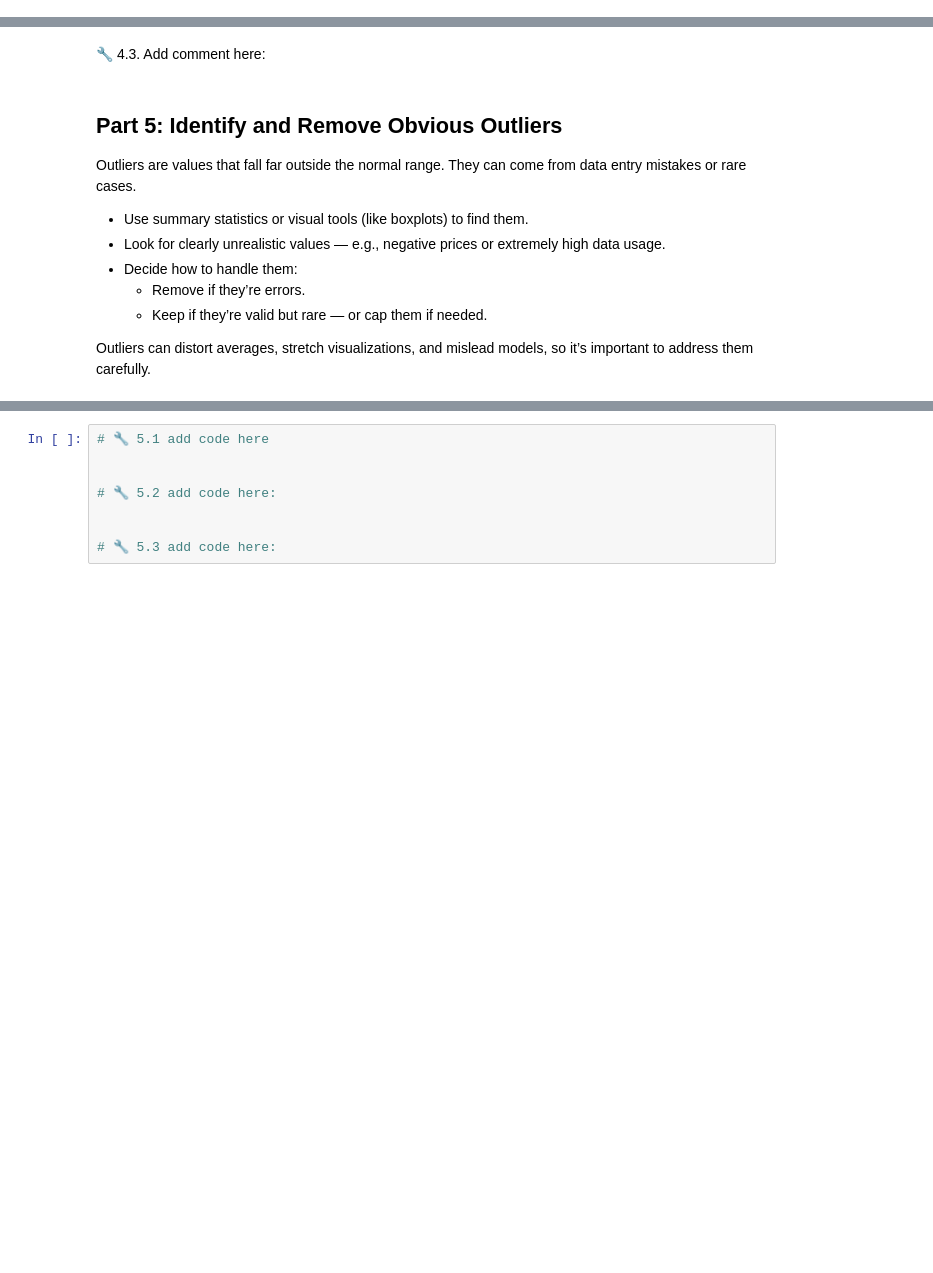
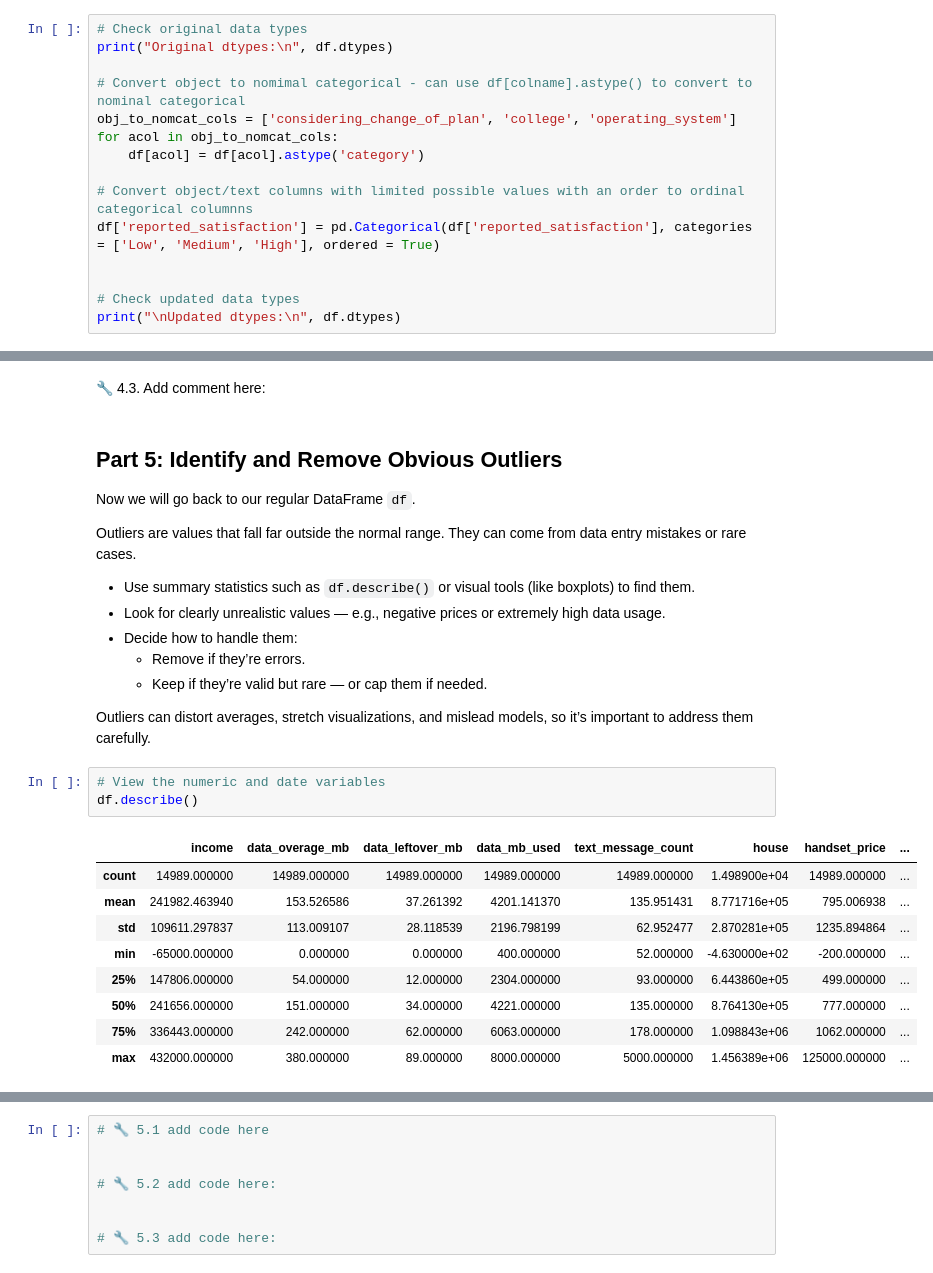
Before and after one commit to Luoxiaowanzi/IS-4487-Guide, a Jupyter notebook: Labs/lab_06_data_cleaning.ipynb, the cells around one changed output, grey strips where cells are left out. Drawn from its saved outputs; the diff is of its cells as text; blank space fills up the shorter version.

```diff
--- a/Labs/lab_06_data_cleaning.ipynb
+++ b/Labs/lab_06_data_cleaning.ipynb
@@ -164,0 +186,15 @@ print("\nUpdated dtypes:\n", df.dtypes)
+# %%
+# Check original data types
+print("Original dtypes:\n", df.dtypes)
+
+# Convert object to nomimal categorical - can use df[colname].astype() to convert to nominal categorical
+obj_to_nomcat_cols = ['considering_change_of_plan', 'college', 'operating_system']
+for acol in obj_to_nomcat_cols:
+    df[acol] = df[acol].astype('category')
+
+# Convert object/text columns with limited possible values with an order to ordinal categorical columnns
+df['reported_satisfaction'] = pd.Categorical(df['reported_satisfaction'], categories = ['Low', 'Medium', 'High'], ordered = True)
+
+
+# Check updated data types
+print("\nUpdated dtypes:\n", df.dtypes)
@@ -288,15 +365,30 @@ print(f"Remaining rows after removing duplicates: {len(df)}")
 # %% [markdown]
 ## **Part 5: Identify and Remove Obvious Outliers**
 
+Now we will go back to our regular DataFrame `df`.
+
 Outliers are values that fall far outside the normal range. They can come from data entry mistakes or rare cases.
 
-- Use summary statistics or visual tools (like boxplots) to find them.
+- Use summary statistics such as `df.describe()` or visual tools (like boxplots) to find them.
 - Look for clearly unrealistic values — e.g., negative prices or extremely high data usage.
 - Decide how to handle them:
   - Remove if they’re errors.
   - Keep if they’re valid but rare — or cap them if needed.
 
 Outliers can distort averages, stretch visualizations, and mislead models, so it’s important to address them carefully.
+# %%
+# View the numeric and date variables
+df.describe()
+# %% [output]
+|  | income | data_overage_mb | data_leftover_mb | data_mb_used | text_message_count | house | handset_price | ... |
+| count | 14989.000000 | 14989.000000 | 14989.000000 | 14989.000000 | 14989.000000 | 1.498900e+04 | 14989.000000 | ... |
+| mean | 241982.463940 | 153.526586 | 37.261392 | 4201.141370 | 135.951431 | 8.771716e+05 | 795.006938 | ... |
+| std | 109611.297837 | 113.009107 | 28.118539 | 2196.798199 | 62.952477 | 2.870281e+05 | 1235.894864 | ... |
+| min | -65000.000000 | 0.000000 | 0.000000 | 400.000000 | 52.000000 | -4.630000e+02 | -200.000000 | ... |
+| 25% | 147806.000000 | 54.000000 | 12.000000 | 2304.000000 | 93.000000 | 6.443860e+05 | 499.000000 | ... |
+| 50% | 241656.000000 | 151.000000 | 34.000000 | 4221.000000 | 135.000000 | 8.764130e+05 | 777.000000 | ... |
+| 75% | 336443.000000 | 242.000000 | 62.000000 | 6063.000000 | 178.000000 | 1.098843e+06 | 1062.000000 | ... |
+| max | 432000.000000 | 380.000000 | 89.000000 | 8000.000000 | 5000.000000 | 1.456389e+06 | 125000.000000 | ... |
 # %%
 # Remove negative or nonsensical values using business rules
 
```
Also changed, not shown: parts of 19 cells of this notebook.
